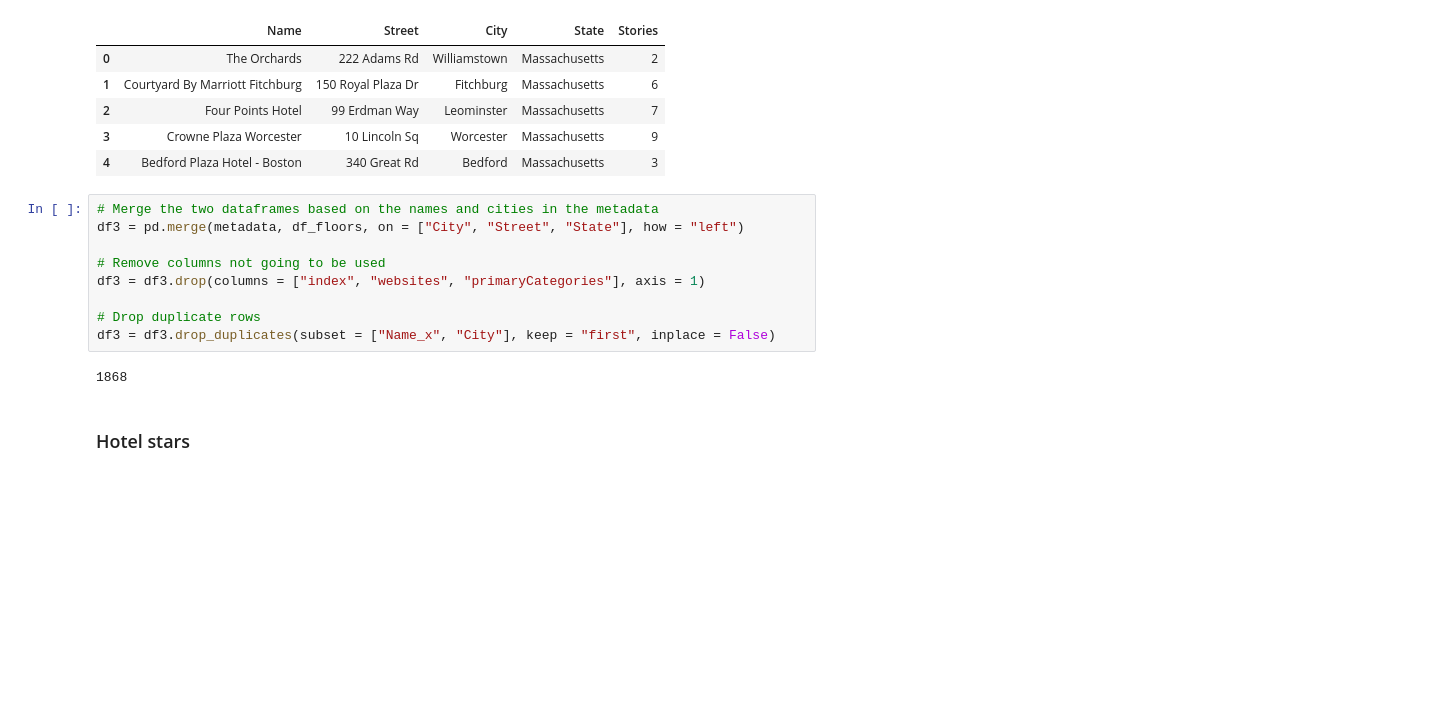
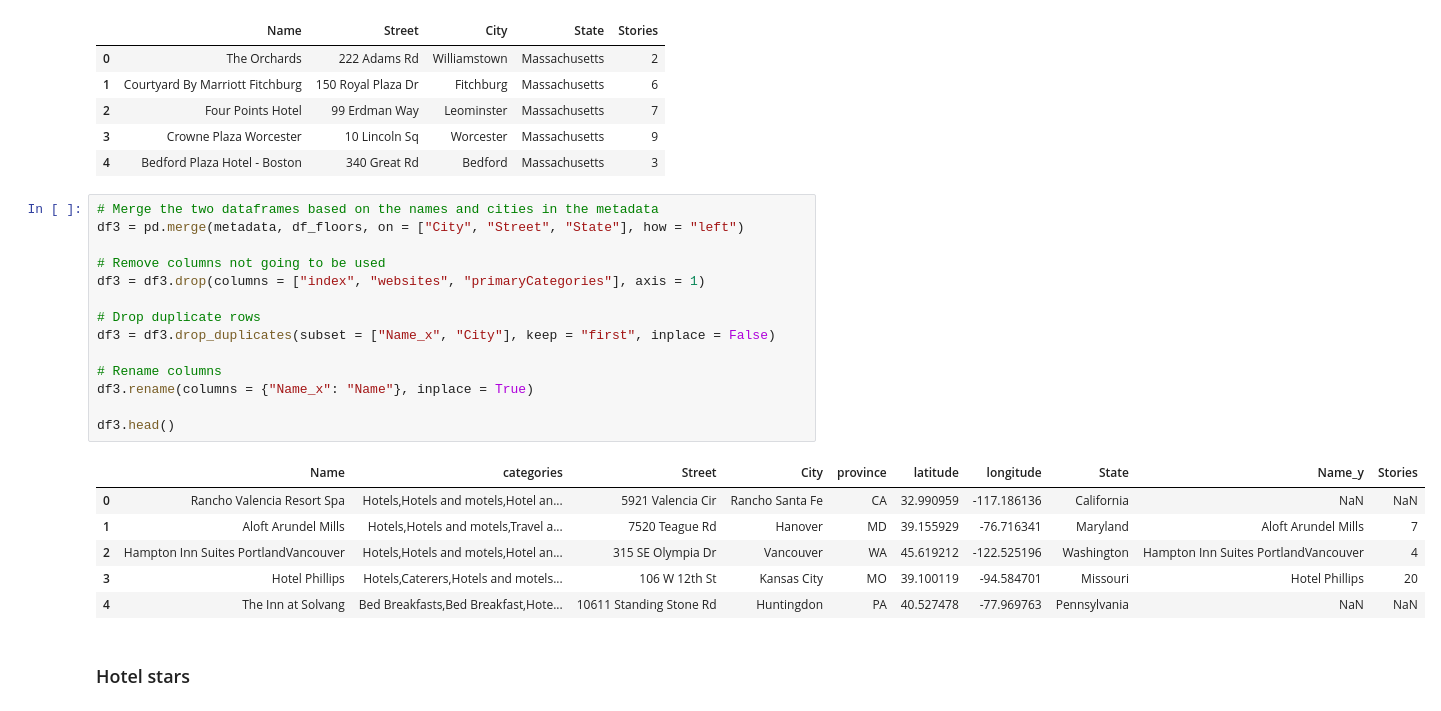
Before and after one commit to janelcv/Hotel_Rating_Analysis, a Jupyter notebook: Hotel_Ratings_Analysis-02.ipynb, the cells around one changed output. Drawn from its saved outputs; the diff is of its cells as text; blank space fills up the shorter version.

```diff
--- a/Hotel_Ratings_Analysis-02.ipynb
+++ b/Hotel_Ratings_Analysis-02.ipynb
@@ -74,14 +74,24 @@ df_floors.head()
 # %%
 # Merge the two dataframes based on the names and cities in the metadata
 df3 = pd.merge(metadata, df_floors, on = ["City", "Street", "State"], how = "left")
 
 # Remove columns not going to be used
 df3 = df3.drop(columns = ["index", "websites", "primaryCategories"], axis = 1)
 
 # Drop duplicate rows
 df3 = df3.drop_duplicates(subset = ["Name_x", "City"], keep = "first", inplace = False)
+
+# Rename columns
+df3.rename(columns = {"Name_x": "Name"}, inplace = True)
+
+df3.head()
 # %% [output]
-1868
+|  | Name | categories | Street | City | province | latitude | longitude | State | Name_y | Stories |
+| 0 | Rancho Valencia Resort Spa | Hotels,Hotels and motels,Hotel an... | 5921 Valencia Cir | Rancho Santa Fe | CA | 32.990959 | -117.186136 | California | NaN | NaN |
+| 1 | Aloft Arundel Mills | Hotels,Hotels and motels,Travel a... | 7520 Teague Rd | Hanover | MD | 39.155929 | -76.716341 | Maryland | Aloft Arundel Mills | 7 |
+| 2 | Hampton Inn Suites PortlandVancouver | Hotels,Hotels and motels,Hotel an... | 315 SE Olympia Dr | Vancouver | WA | 45.619212 | -122.525196 | Washington | Hampton Inn Suites PortlandVancouver | 4 |
+| 3 | Hotel Phillips | Hotels,Caterers,Hotels and motels... | 106 W 12th St | Kansas City | MO | 39.100119 | -94.584701 | Missouri | Hotel Phillips | 20 |
+| 4 | The Inn at Solvang | Bed Breakfasts,Bed Breakfast,Hote... | 10611 Standing Stone Rd | Huntingdon | PA | 40.527478 | -77.969763 | Pennsylvania | NaN | NaN |
 # %% [markdown]
 ### Hotel stars
 # %%
```
Also changed, not shown: parts of 5 cells of this notebook.
